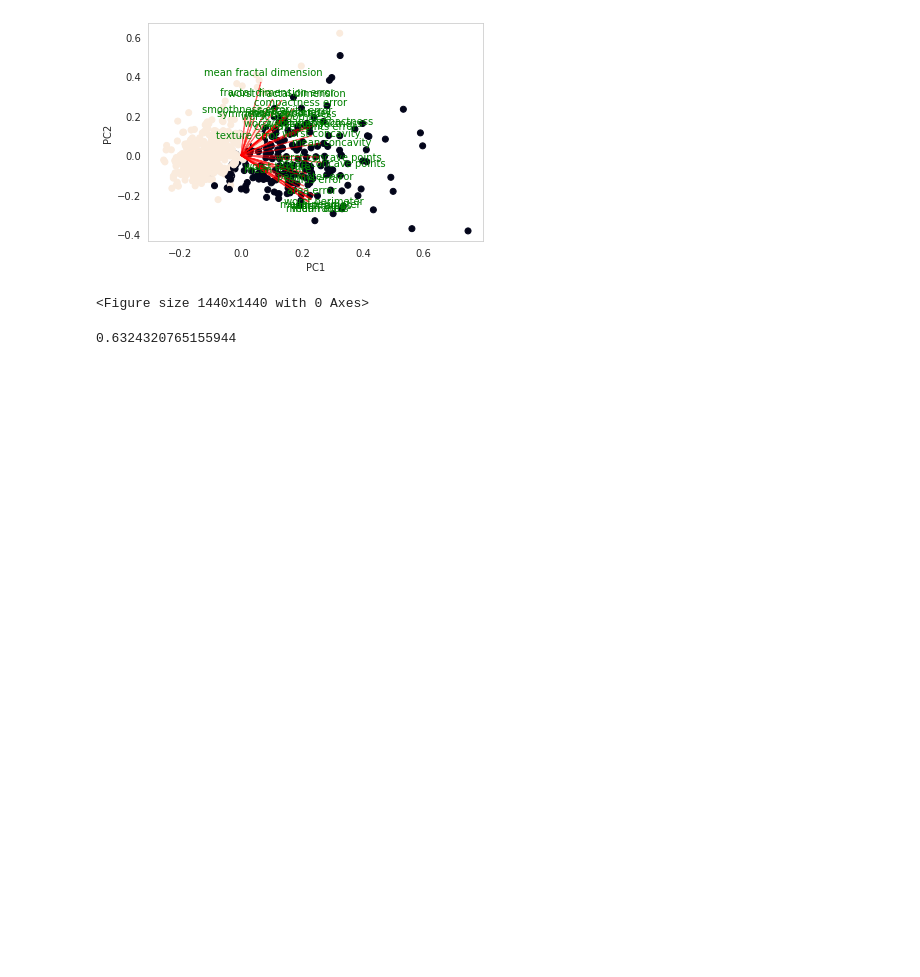
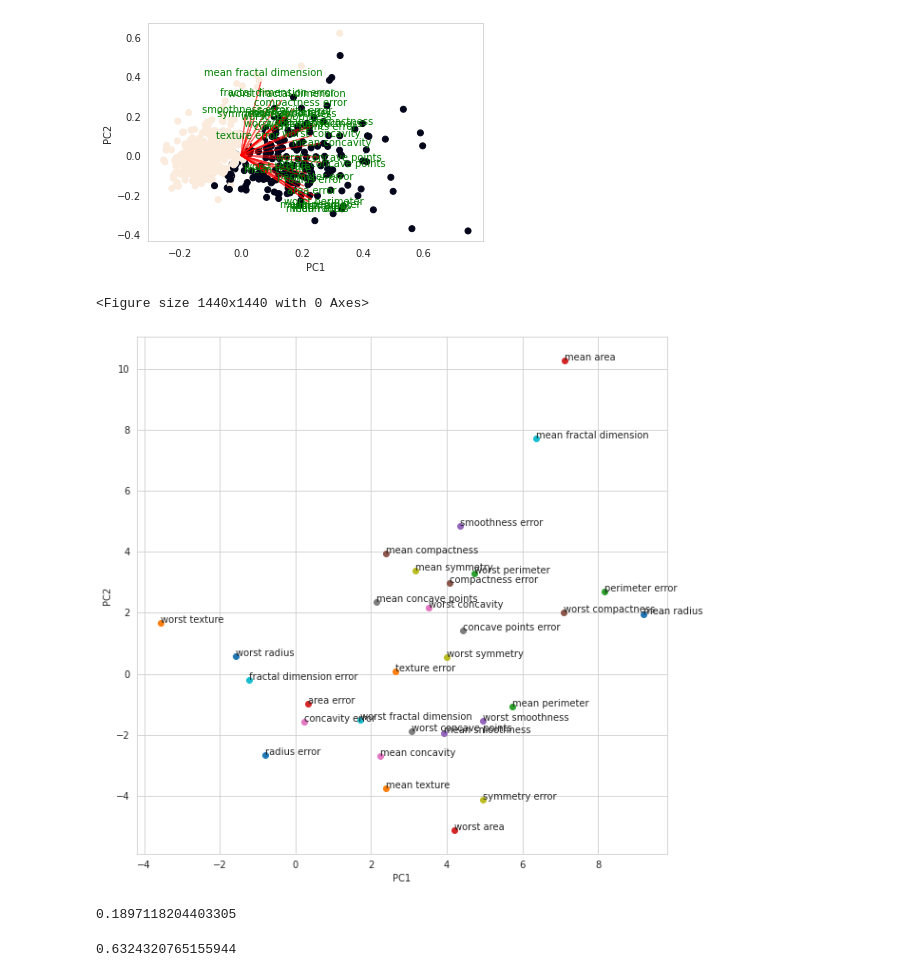
Before and after one commit to alexjj/pca, a Jupyter notebook: pca.ipynb, the cells around one changed output. Drawn from its saved outputs; the diff is of its cells as text; code cells hidden in the pictures; blank space fills up the shorter version.

Commit message:
even more plots...not sure loadings is right

```diff
--- a/pca.ipynb
+++ b/pca.ipynb
@@ -244,6 +244,24 @@ plt.show()
 # %% [output]
 [figure]
 <Figure size 1440x1440 with 0 Axes>
+# %%
+# loading plot
+
+plt.figure(figsize=(10 ,10))
+plt.xlabel("PC{}".format(1))
+plt.ylabel("PC{}".format(2))
+#plt.xlabel("PC1 ({}%)".format(pca.explained_variance_ratio_[0])
+#plt.ylabel("PC2 ({}%)".format(pca.explained_variance_ratio_[1])
+
+for i, varnames in enumerate(features):
+    plt.scatter(X_new[i,0], X_new[i,1])
+    plt.text(X_new[i,0], X_new[i,1], varnames, fontsize=10)
+# %% [output]
+[figure, added]
+# %%
+pca.explained_variance_ratio_[1]
+# %% [output]
+0.1897118204403305
 # %%
 # Scores and things
 
```
